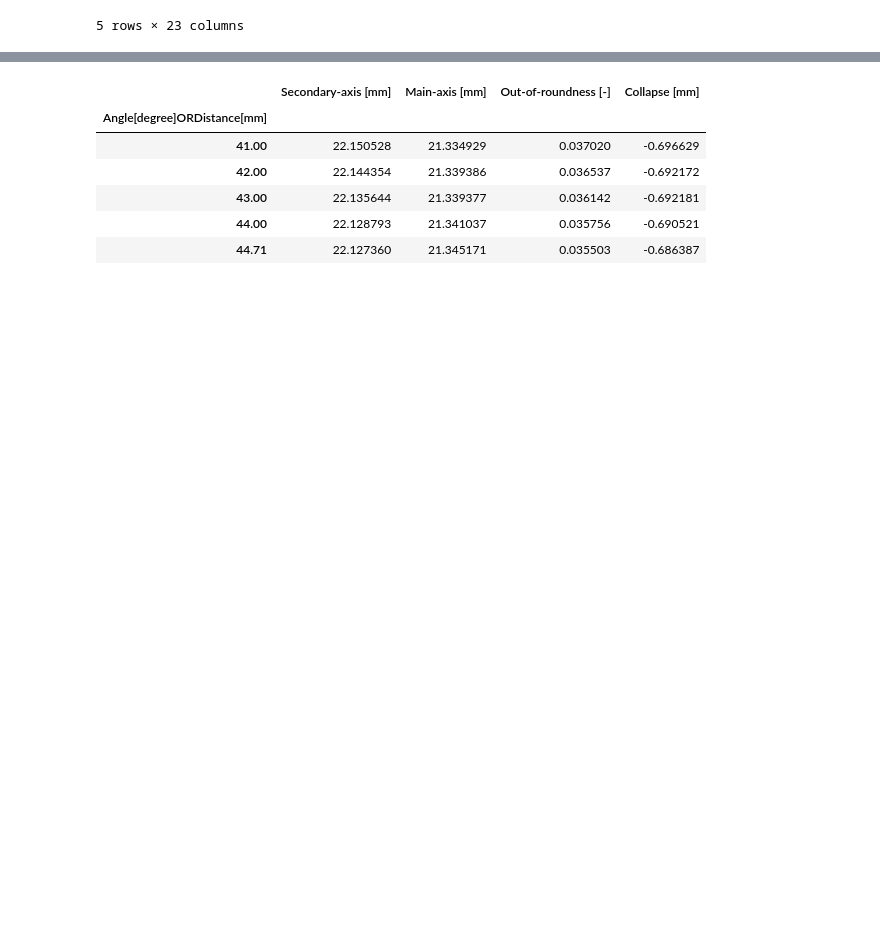
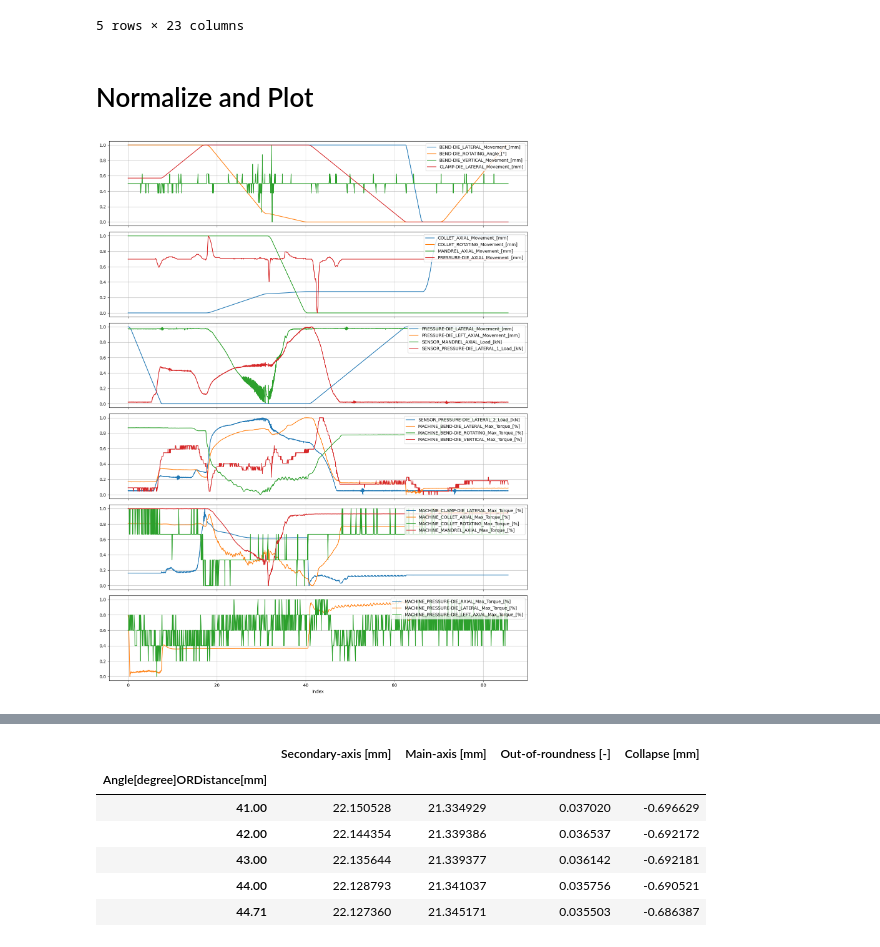
Before and after one commit to arman-niaruhi/temporal-windows-analysis-rotary-tube-bending, a Jupyter notebook: research/tubebend-main/preprocessing.ipynb, the cells around one changed output, grey strips where cells are left out. Saved outputs shown, nothing was run; the diff lists cells and outputs as text; code cells hidden in the pictures; blank space fills up the shorter version.

```diff
--- a/research/tubebend-main/preprocessing.ipynb
+++ b/research/tubebend-main/preprocessing.ipynb
@@ -99,0 +106,34 @@ def plot_numeric_df(df, title="DataFrame Plot", figsize=(10, 6)):
+# %% [markdown]
+# Normalize and Plot
+# %%
+# Normalize the whole dataframe
+df_process_parameters_norm = (df_process_parameters - df_process_parameters.min()) / (df_process_parameters.max() - df_process_parameters.min())
+
+# Number of columns per subplot
+cols_per_subplot = 4
+num_cols = len(df_process_parameters_norm.columns)
+num_subplots = int(np.ceil(num_cols / cols_per_subplot))
+
+# Create figure
+fig, axes = plt.subplots(nrows=num_subplots, ncols=1, figsize=(14, 3*num_subplots), sharex=True)
+
+# Ensure axes is iterable
+if num_subplots == 1:
+    axes = [axes]
+
+# Plot columns in groups of 4
+for i in range(num_subplots):
+    start_col = i * cols_per_subplot
+    end_col = start_col + cols_per_subplot
+    for j, col in enumerate(df_process_parameters_norm.columns[start_col:end_col]):
+        axes[i].plot(df_process_parameters_norm.index, df_process_parameters_norm[col], label=col, color=f"C{j}")
+    axes[i].legend(loc='upper right')
+    axes[i].grid(True)
+
+# Common X-label
+axes[-1].set_xlabel("Index")
+
+plt.tight_layout()
+plt.show()
+# %% [output]
+[figure, added]
```
Also changed, not shown: parts of 35 cells of this notebook, 1 other file.
